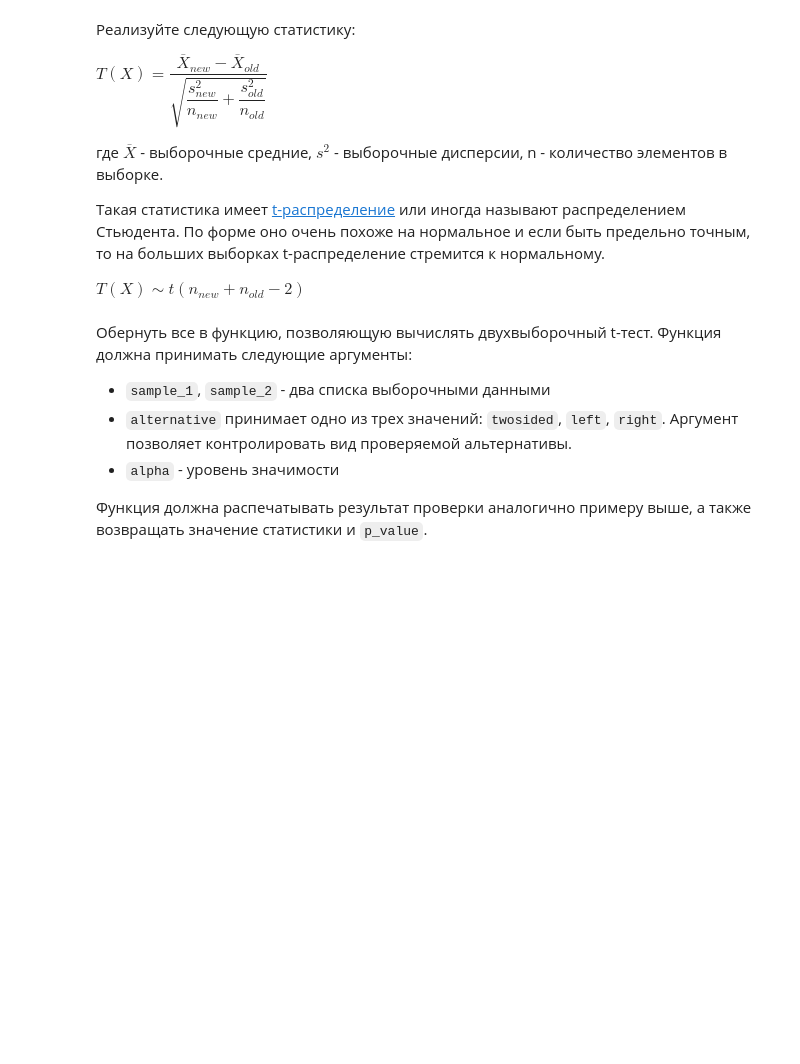
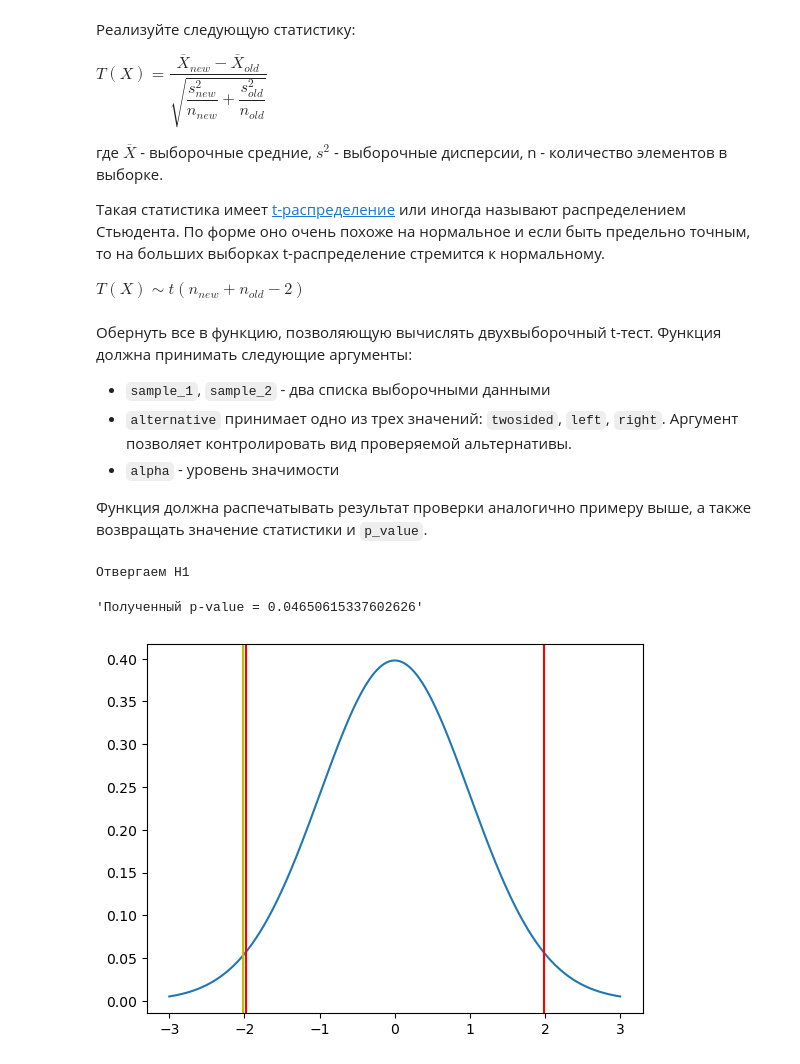
Before and after one commit to S2pacAV/04-01-task, a Jupyter notebook: 04-03-task.ipynb, the cells around one changed output. Drawn from its saved outputs; the diff is of its cells as text; code cells hidden in the pictures; blank space fills up the shorter version.

```diff
--- a/04-03-task.ipynb
+++ b/04-03-task.ipynb
@@ -132,10 +178,44 @@ $T(X) \sim t(n_{new} + n_{old} - 2)$
 * `alpha` - уровень значимости
 
 Функция должна распечатывать результат проверки аналогично примеру выше, а также возвращать значение статистики и `p_value`.
-# %%
-def ttest(sample_1, sample_2, alternative='twosided', alpha=.05, independent=True):
-    pass
-    return t_stat, p_value
+# %%
+def ttest(sample_1, sample_2, alternative='twosided', alpha=.05, independent=True):
+    n1 = len(sample_1)
+    n2 = len(sample_2)
+    mean_sample_1 = sample_1.mean()
+    mean_sample_2 = sample_2.mean()
+    var_sample_1 = sample_1.var()
+    var_sample_2 = sample_2.var()
+    t_stat = (mean_sample_1 - mean_sample_2) / np.sqrt(var_sample_1 / n1 + var_sample_2 / n2)
+
+    if alternative == 'twosided':
+
+        t_stat_distr = st.t(n1 + n2 - 2)
+        t_crit_lower = t_stat_distr.ppf(alpha/2)
+        t_crit_upper = t_stat_distr.ppf(1 - alpha/2)
+
+        p_value = 2 * (1 - t_stat_distr.cdf(np.abs(t_stat)))
+
+        if p_value > alpha:
+            print('Не отвергаем H0')
+        else:
+            print('Отвергаем H1')
+
+    return t_crit_lower, t_crit_upper, t_stat, p_value
+# %%
+t_crit_lower, t_crit_upper, t_stat, p_value = ttest(old, new)
+# %% [output]
+Отвергаем H1
+# %%
+display(f'Полученный p-value = {p_value}')
+x = np.linspace(-3, 3, 1000)
+plt.plot(x, st.t(len(new)+len(old)-2).pdf(x))
+plt.axvline(t_crit_lower, color='r')
+plt.axvline(t_crit_upper, color='r',)
+plt.axvline(t_stat, color='y');
+# %% [output]
+'Полученный p-value = 0.04650615337602626'
+[figure, added]
 # %% [markdown]
 <img src="https://icons.iconarchive.com/icons/icons8/windows-8/256/Programming-Github-icon.png" width=32 /> Пора сохранить изменения для __github__.
 
```
Also changed, not shown: parts of 13 cells of this notebook, 2 other files.
